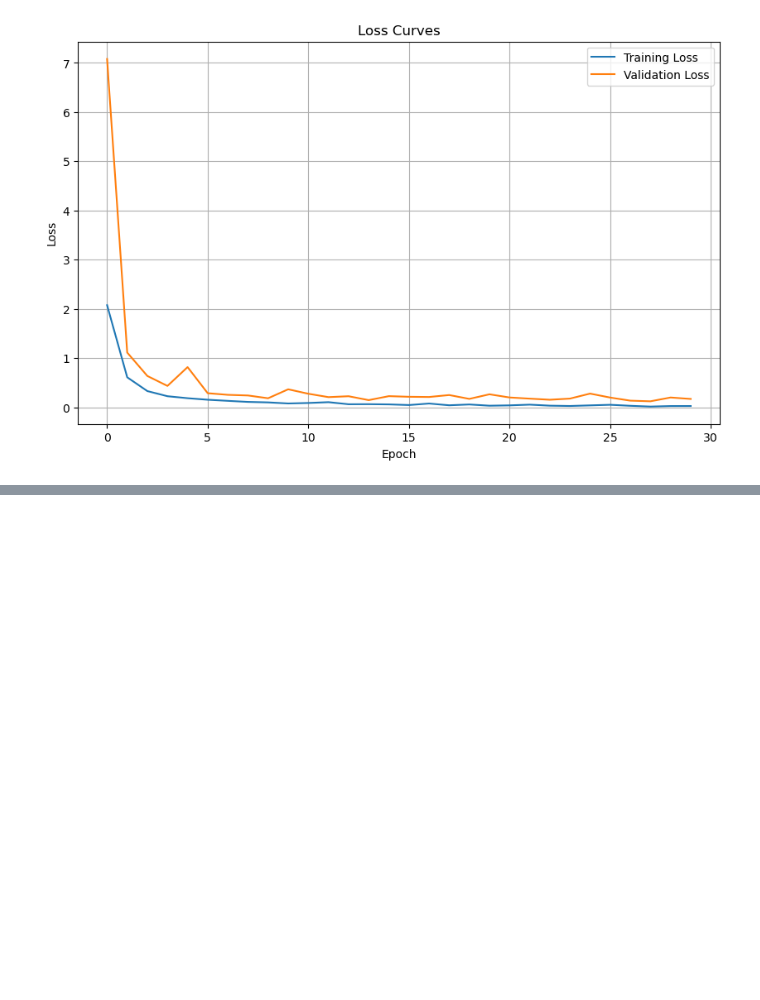
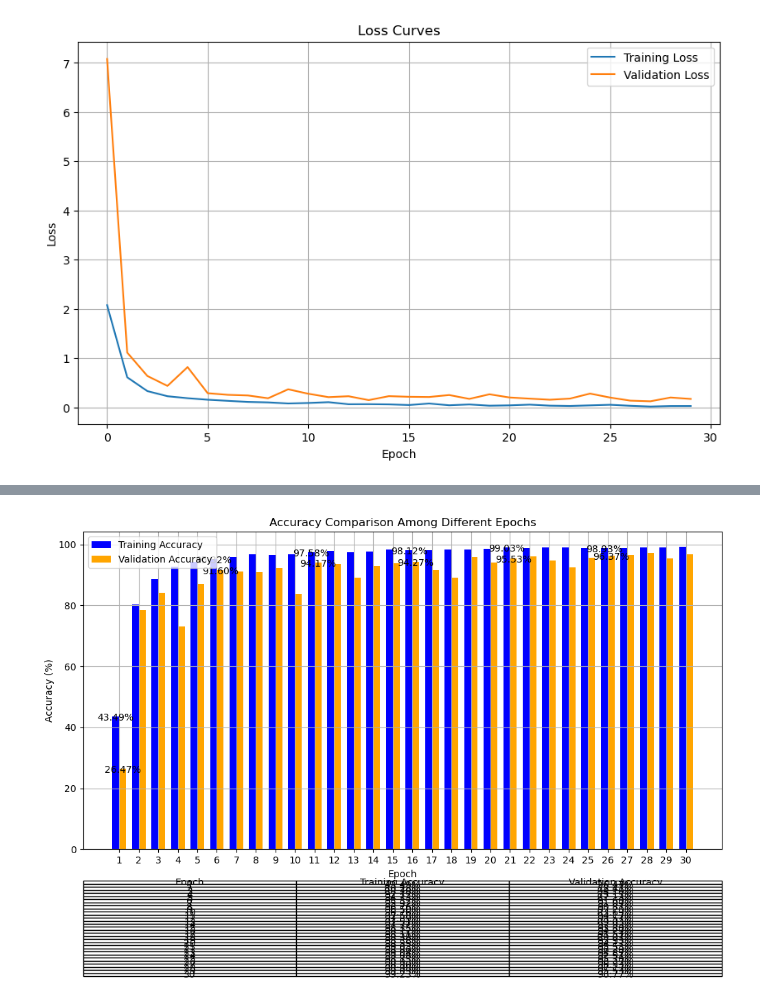
Before and after one commit to FahimHabib20/Bangla-Handwritten-Character-Recognition-BHCR-using-Deep-Learning-Models, a Jupyter notebook: ResNet_version/ResNet152V2.ipynb, the cells around one changed output, grey strips where cells are left out. Cells and saved outputs as stored; diff of their text form; code cells hidden in the pictures; blank space fills up the shorter version.

```diff
--- a/ResNet_version/ResNet152V2.ipynb
+++ b/ResNet_version/ResNet152V2.ipynb
@@ -1231,0 +1463,32 @@ Test accuracy: 0.9646666646003723
+# %%
+# Clustered Column Chart
+plt.figure(figsize=(12, 6))
+bar_width = 0.35
+plt.bar(epochs - bar_width/2, training_accuracy, width=bar_width, label='Training Accuracy', color='blue')
+plt.bar(epochs + bar_width/2, validation_accuracy, width=bar_width, label='Validation Accuracy', color='orange')
+plt.xlabel('Epoch')
+plt.ylabel('Accuracy (%)')
+plt.title('Accuracy Comparison Among Different Epochs')
+plt.xticks(epochs)
+plt.legend()
+
+# Annotating values for every 5th epoch
+annotation_epochs = epochs[::5]
+for epoch, train_acc, val_acc in zip(epochs, training_accuracy, validation_accuracy):
+    if epoch in annotation_epochs:
+        plt.text(epoch - bar_width/2, train_acc - 2, f'{train_acc:.2f}%', ha='center', va='bottom', color='black')
+        plt.text(epoch + bar_width/2, val_acc - 2, f'{val_acc:.2f}%', ha='center', va='bottom', color='black')
+
+plt.grid(True)
+
+# Adding a table
+cell_text = []
+for epoch, train_acc, val_acc in zip(epochs, training_accuracy, validation_accuracy):
+    cell_text.append([f'{epoch}', f'{train_acc:.2f}%', f'{val_acc:.2f}%'])
+
+plt.table(cellText=cell_text, colLabels=['Epoch', 'Training Accuracy', 'Validation Accuracy'],
+          loc='bottom', cellLoc='center', bbox=[0, -0.4, 1, 0.3])
+
+plt.show()
+# %% [output]
+[figure, added]
```
Also changed, not shown: parts of 12 cells of this notebook.
